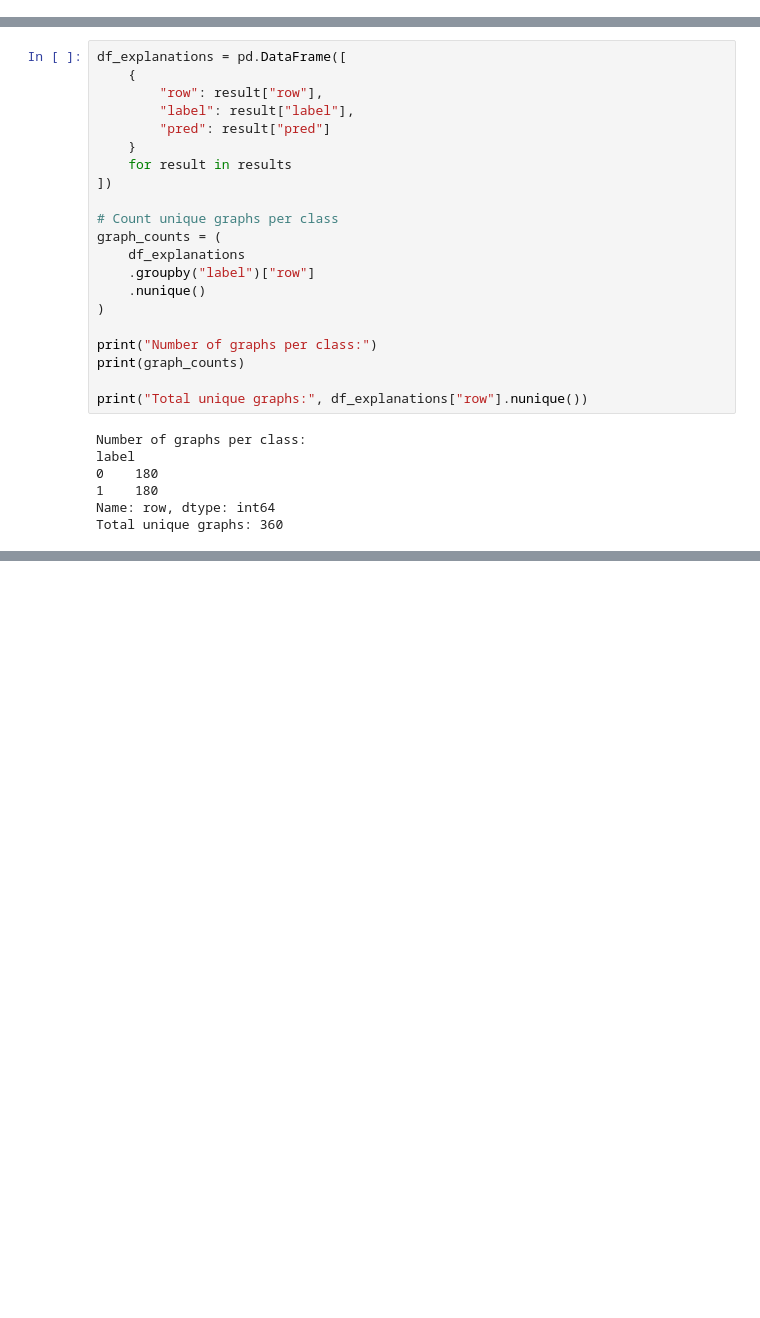
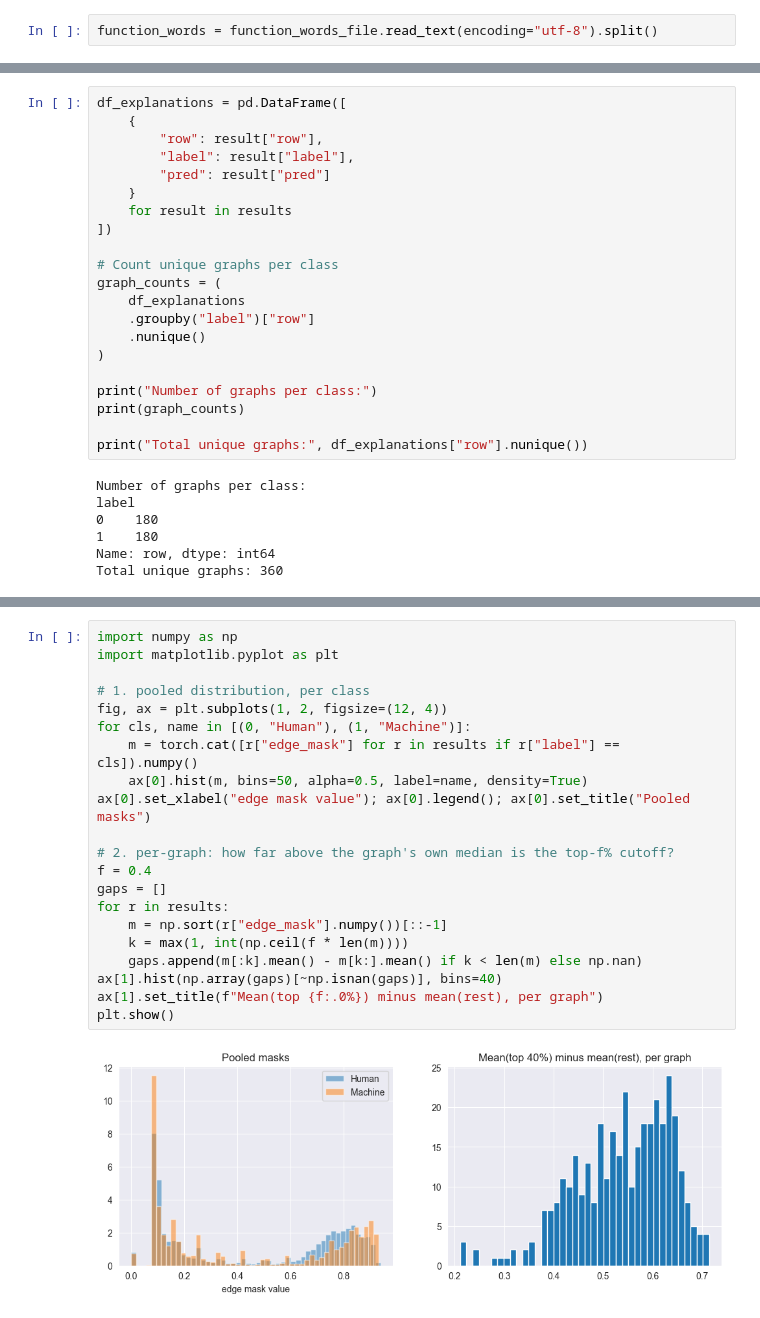
Before and after one commit to Okkers/slop_or_not, a Jupyter notebook: analysis/motif_analysis_train_50w_0.4.ipynb, the cells around one changed output, grey strips where cells are left out. Saved outputs shown, nothing was run; the diff lists cells and outputs as text; blank space fills up the shorter version.

```diff
--- a/analysis/motif_analysis_train_50w_0.4.ipynb
+++ b/analysis/motif_analysis_train_50w_0.4.ipynb
@@ -19 +28,3 @@ results_file = RESULT_DIR / "explanations_none_object.pth"
+# %%
+function_words = function_words_file.read_text(encoding="utf-8").split()
 # %%
@@ -135,0 +486,23 @@ Correctly classified machine graphs: 172
+# %%
+import numpy as np
+import matplotlib.pyplot as plt
+
+# 1. pooled distribution, per class
+fig, ax = plt.subplots(1, 2, figsize=(12, 4))
+for cls, name in [(0, "Human"), (1, "Machine")]:
+    m = torch.cat([r["edge_mask"] for r in results if r["label"] == cls]).numpy()
+    ax[0].hist(m, bins=50, alpha=0.5, label=name, density=True)
+ax[0].set_xlabel("edge mask value"); ax[0].legend(); ax[0].set_title("Pooled masks")
+
+# 2. per-graph: how far above the graph's own median is the top-f% cutoff?
+f = 0.4
+gaps = []
+for r in results:
+    m = np.sort(r["edge_mask"].numpy())[::-1]
+    k = max(1, int(np.ceil(f * len(m))))
+    gaps.append(m[:k].mean() - m[k:].mean() if k < len(m) else np.nan)
+ax[1].hist(np.array(gaps)[~np.isnan(gaps)], bins=40)
+ax[1].set_title(f"Mean(top {f:.0%}) minus mean(rest), per graph")
+plt.show()
+# %% [output]
+[figure, added]
```
Also changed, not shown: parts of 16 cells of this notebook, 7 other files.
